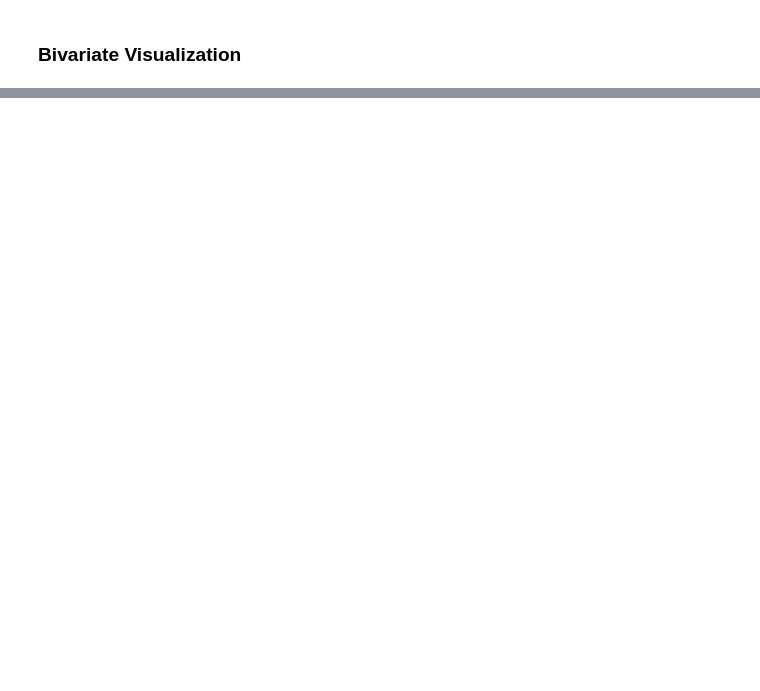
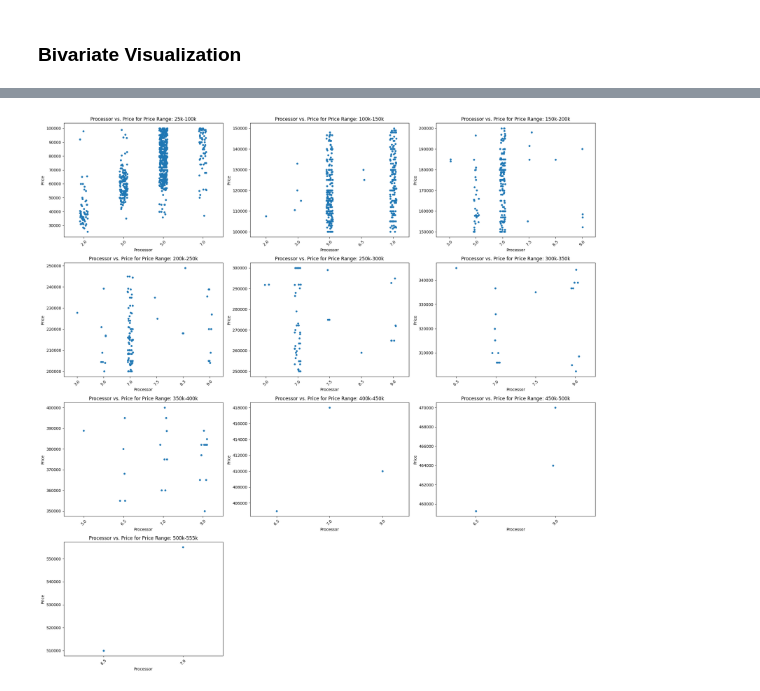
Before and after one commit to xrhahelry/DS-MiniProject, a Jupyter notebook: analysis_Yajjyu.ipynb, the cells around one changed output, grey strips where cells are left out. Cells and saved outputs as stored; diff of their text form; code cells hidden in the pictures; blank space fills up the shorter version.

```diff
--- a/analysis_Yajjyu.ipynb
+++ b/analysis_Yajjyu.ipynb
@@ -268,0 +360,34 @@ plt.show()
+# %%
+# Number of columns per row
+cols_per_row = 3
+
+# Number of rows needed
+num_rows = int(np.ceil(num_price_ranges / cols_per_row))
+
+# Create subplots
+fig, axes = plt.subplots(num_rows, cols_per_row, figsize=(20, 5 * num_rows))
+
+# Flatten the axes array for easy iteration
+axes = axes.flatten()
+
+# Plot scatter plots for each price range category
+for i, label in enumerate(price_labels):
+    subset = laptop[laptop['price_range'] == label]
+    if not subset.empty:
+        sns.stripplot(data=subset, x='processor', y='price', ax=axes[i])
+        axes[i].set_title(f'Processor vs. Price for Price Range: {label}')
+        axes[i].set_xlabel('Processor')
+        axes[i].set_ylabel('Price')
+        axes[i].tick_params(axis='x', rotation=45)  # Rotate x-axis labels for better readability
+    else:
+        fig.delaxes(axes[i])
+
+# Remove any unused subplots
+for j in range(i + 1, len(axes)):
+    fig.delaxes(axes[j])
+
+# Adjust layout
+plt.tight_layout()
+plt.show()
+# %% [output]
+[figure, added]
```
Also changed, not shown: parts of 26 cells of this notebook.
